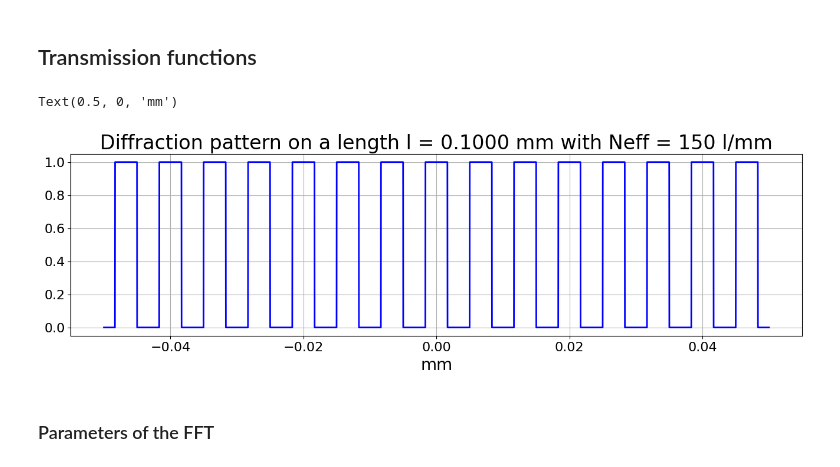
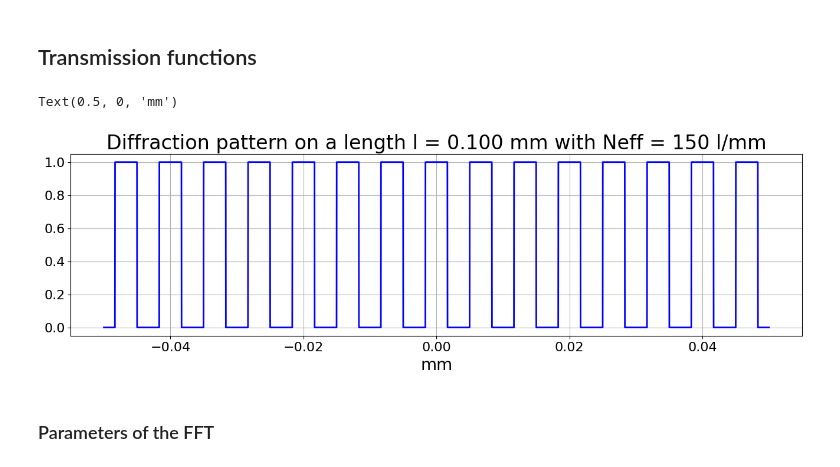
Before and after one commit to sylvielsstfr/AuxtelPSFpoppy, a Jupyter notebook: docs/notebooks/introdiffraction/01_FFT1D_ronchiamplitudepattern.ipynb, the cells around one changed output. Cells and saved outputs as stored; diff of their text form; code cells hidden in the pictures.

```diff
--- a/docs/notebooks/introdiffraction/01_FFT1D_ronchiamplitudepattern.ipynb
+++ b/docs/notebooks/introdiffraction/01_FFT1D_ronchiamplitudepattern.ipynb
@@ -130,18 +130,20 @@ def set_ronchi_transmission_debug(x,opticalelement_nblines_permm=Neff):
     x in mm
     """
     a = 1/opticalelement_nblines_permm
-    return np.rint(x/a-0.25 - np.floor(x/a-0.25))
+    ye = np.rint(x/a-0.25 - np.floor(x/a-0.25))
+    r = np.where(np.logical_or(x<-beam_radius_mm,x>beam_radius_mm),0,ye)
+    return r
 # %%
 fig,ax = plt.subplots(1,1,figsize=(16,4))
 x = np.linspace(-.05,0.05,5000)
 y = set_ronchi_transmission_debug(x)
 ax.plot(x,y,'b-')
 ax.grid()
-ax.set_title(f"Diffraction pattern on a length l = {dxt:.4f} mm with Neff = {Neff} l/mm")
+ax.set_title(f"Diffraction pattern on a length l = {dxt:.3f} mm with Neff = {Neff} l/mm")
 ax.set_xlabel("mm")
 # %% [output]
 Text(0.5, 0, 'mm')
-[figure, old version]
+[figure, new version]
 # %% [markdown]
 ### Parameters of the FFT
 # %%
```
Also changed, not shown: parts of 35 cells of this notebook, 2 other files.
